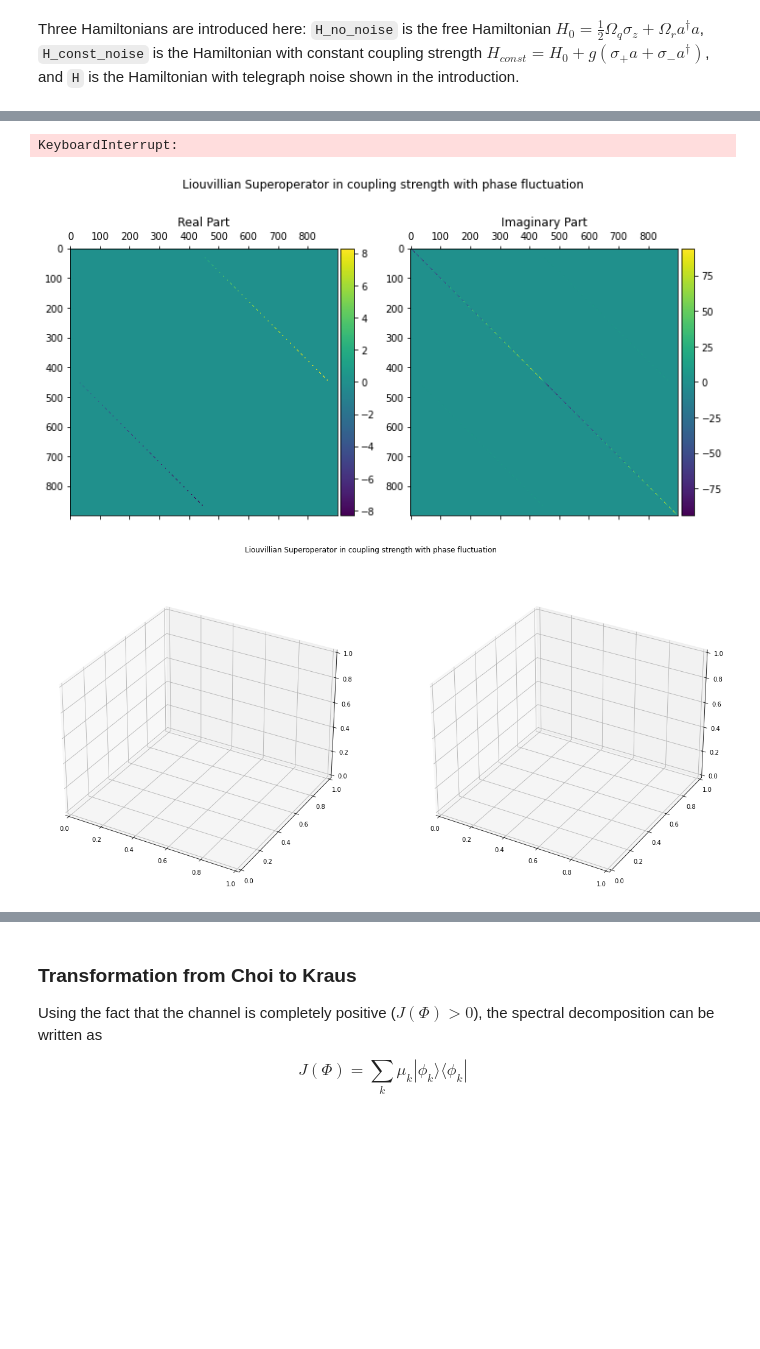
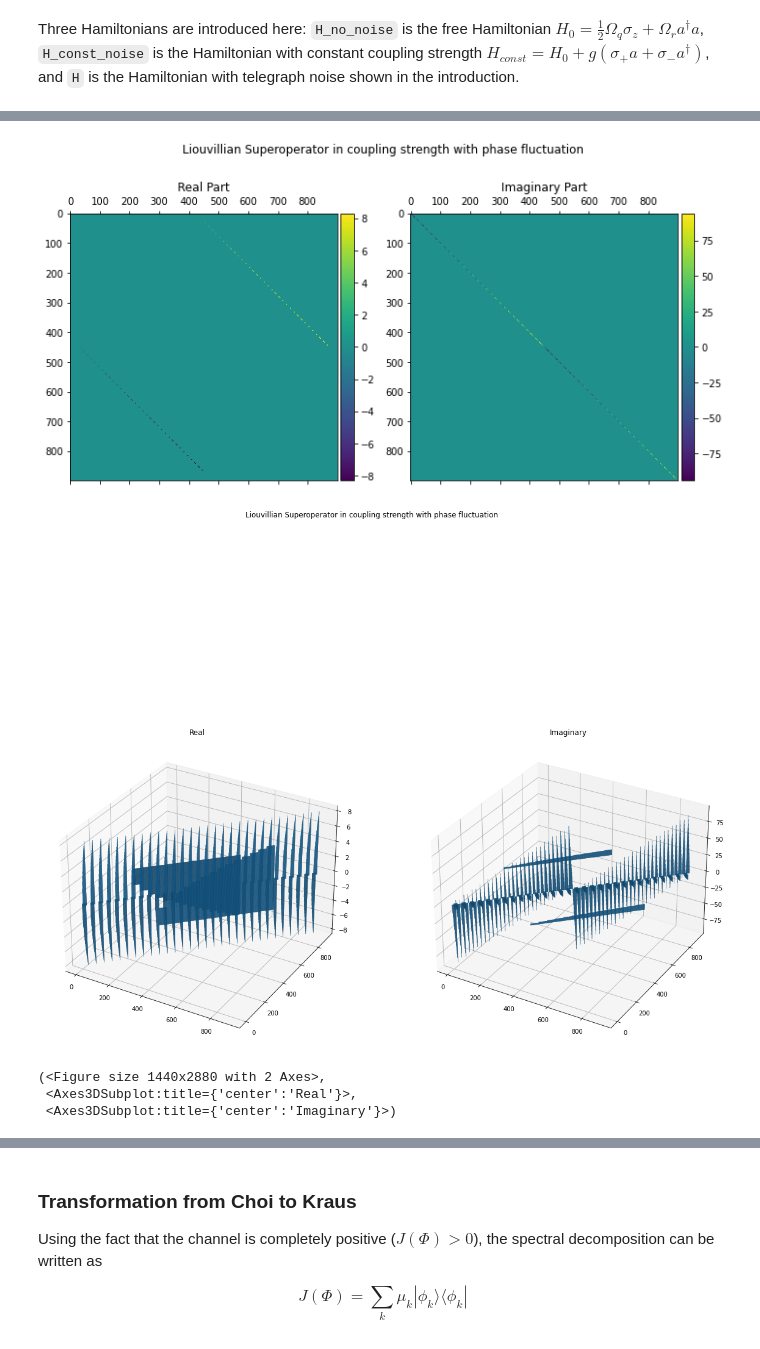
Before and after one commit to earth-chiva/jaynes-cummings, a Jupyter notebook: operator.ipynb, the cells around one changed output, grey strips where cells are left out. Drawn from its saved outputs; the diff is of its cells as text; code cells hidden in the pictures; blank space fills up the shorter version.

```diff
--- a/operator.ipynb
+++ b/operator.ipynb
@@ -45,9 +48,9 @@ def matrix_plot(mat, title=""):
 
     plt.tight_layout()
 
-def matrix_plot2(mat, title=""):
+def matrix_plot3d(mat, title=""):
 
-    fig = plt.figure(figsize=(20, 20))
+    fig = plt.figure(figsize=(20, 40))
     fig.suptitle(title, y=0.72)
 
     ax_real = fig.add_subplot(121, projection='3d')
@@ -71,9 +74,14 @@ def matrix_plot2(mat, title=""):
     mask_imag = ravel_imag_z == 0
     mask_real = ravel_real_z == 0
 
-    ax_real.bar3d(x[~mask_real], y[~mask_real], bottom[~mask_real],
-                  width, depth, ravel_real_z[~mask_real], shade=True)
-    ax_real.set_title('Real')
+    if np.all(mat_real == 0):
+        ax_real.bar3d(x, y, bottom,
+                      width, depth, ravel_real_z, shade=True)
+        ax_real.set_title('Real')
+    else:
+        ax_real.bar3d(x[~mask_real], y[~mask_real], bottom[~mask_real],
+                    width, depth, ravel_real_z[~mask_real], shade=True)
+        ax_real.set_title('Real')
 
     ax_imag.bar3d(x[~mask_imag], y[~mask_imag], bottom[~mask_imag],
                   width, depth, ravel_imag_z[~mask_imag], shade=True)
@@ -250,12 +219,13 @@ g_conj = Cubic_Spline(times[0], times[-1], noisy_data_conj)
 # %% [markdown]
 Three Hamiltonians are introduced here: `H_no_noise` is the free Hamiltonian $H_0 = \frac{1}{2} \Omega_q \sigma_z + \Omega_r a^\dagger a$, `H_const_noise` is the Hamiltonian with constant coupling strength $H_{const} = H_0 + g(\sigma_{+} a + \sigma_{-} a^\dagger)$, and `H` is the Hamiltonian with telegraph noise shown in the introduction.
 # %%
+pfluc = 0.25
+g_fluc = g_res * np.exp(- pfluc * 1j * np.pi)
+
 # Hamiltonian
 
 H_0 = 0.5 * omega_q * pauli_z + omega_r * a.dag() * a
-H_1 = [[sm_q.dag() * a, g], [sm_q * a.dag(), g_conj]]
 
-H = [H_0] + H_1
-
+H_no_noise = H_0
 H_const_noise = H_0 + g_res * ( sm_q.dag() * a + sm_q * a.dag() )
-H_no_noise = H_0
+H_1 = H_0 + g_fluc * sm_q.dag() * a + g_fluc.conj() * sm_q * a.dag()
@@ -320,20 +277,17 @@ KeyboardInterrupt:
 # %%
-def create_liouvillian(pfluc):
+liouvillian_phase_fluc = liouvillian(H_1, [])  # Liouvillian of the coupling strength with phase fluctuation
 
-    sample_g = g_res * np.exp(- pfluc * 1j * np.pi)
-    H_sample = H_0 + sample_g * sm_q.dag() * a + sample_g.conj() * sm_q * a.dag()
-    return liouvillian(H_sample, [])
+matrix_plot(liouvillian_phase_fluc,
+            title="Liouvillian Superoperator in coupling strength with phase fluctuation")
 
-liouvillian_phase_fluc = create_liouvillian(0.25)    # Liouvillian of the coupling strength with phase fluctuation
-
-matrix_plot(liouvillian_phase_fluc, title="Liouvillian Superoperator in coupling strength with phase fluctuation")
-
-matrix_plot2(liouvillian_const_noise,
+matrix_plot3d(liouvillian_phase_fluc,
              title="Liouvillian Superoperator in coupling strength with phase fluctuation")
 # %% [output]
-KeyboardInterrupt:
 [figure]
-[figure, old version]
+[figure, new version]
+(<Figure size 1440x2880 with 2 Axes>,
+ <Axes3DSubplot:title={'center':'Real'}>,
+ <Axes3DSubplot:title={'center':'Imaginary'}>)
 # %% [markdown]
 Lectures on Quantum Tensor Networks, a pathway to modern diagrammatic reasoning : https://arxiv.org/pdf/1912.10049.pdf
 
```
Also changed, not shown: parts of 19 cells of this notebook, 2 other files.
